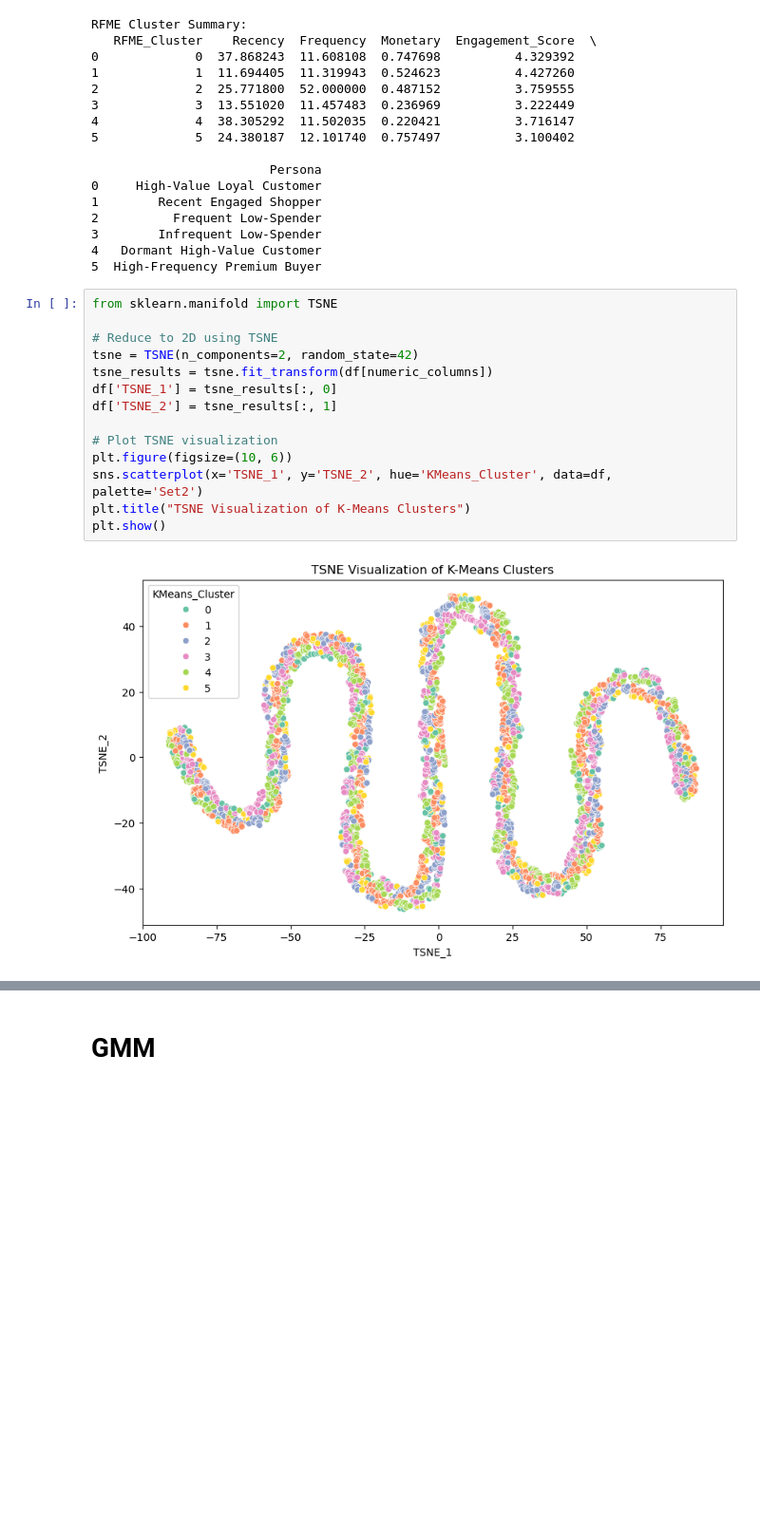
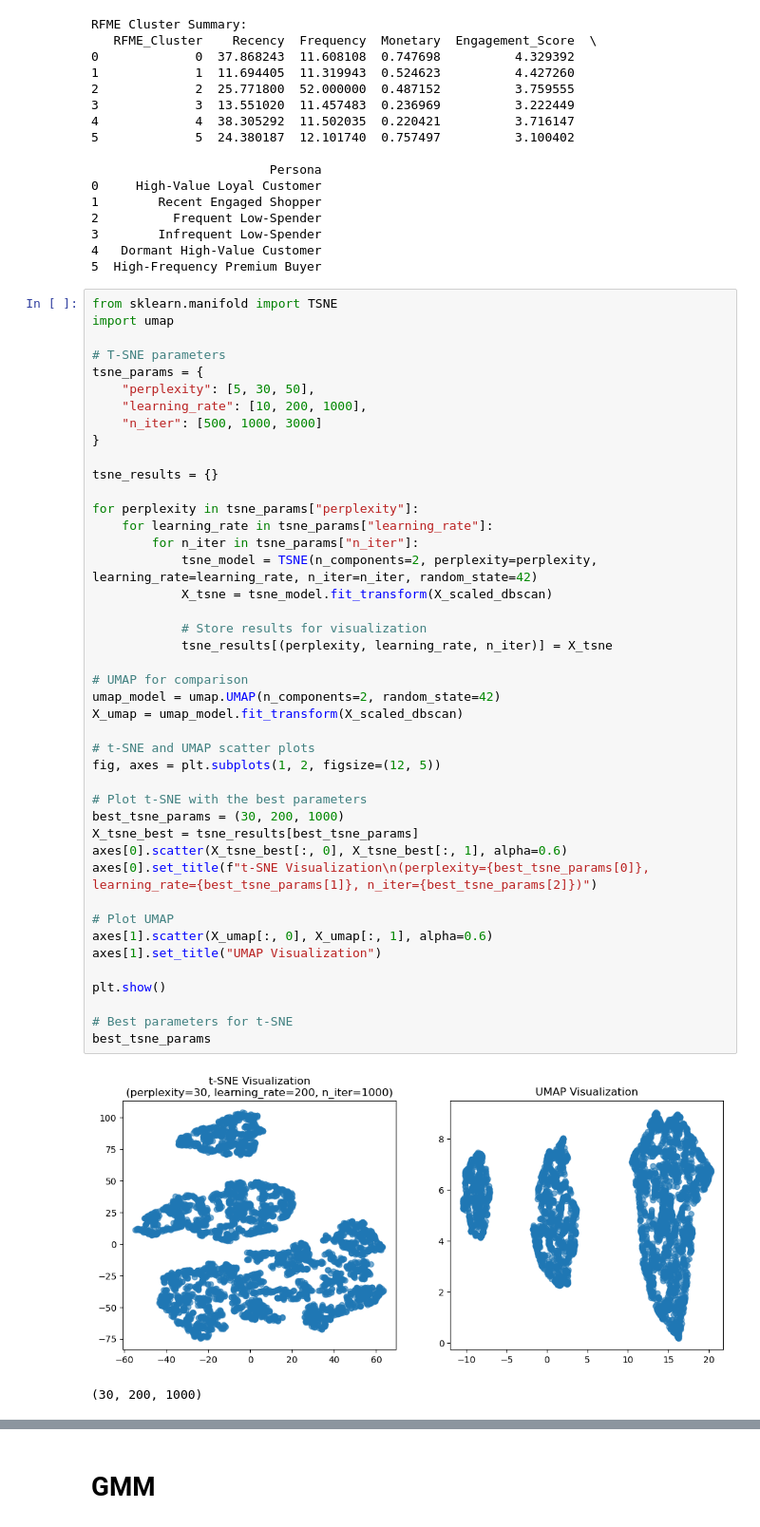
Before and after one commit to CassandraMaldonado/ML_customer_clustering, a Jupyter notebook: Clustering models.ipynb, the cells around one changed output, grey strips where cells are left out. Shown at 95% size. Drawn from its saved outputs; the diff is of its cells as text; blank space fills up the shorter version.

```diff
--- a/Clustering models.ipynb
+++ b/Clustering models.ipynb
@@ -737,19 +737,49 @@ RFME Cluster Summary:
 3        Infrequent Low-Spender
 4   Dormant High-Value Customer
 5  High-Frequency Premium Buyer
-# %%
-from sklearn.manifold import TSNE
-
-# Reduce to 2D using TSNE
-tsne = TSNE(n_components=2, random_state=42)
-tsne_results = tsne.fit_transform(df[numeric_columns])
-df['TSNE_1'] = tsne_results[:, 0]
-df['TSNE_2'] = tsne_results[:, 1]
-
-# Plot TSNE visualization
-plt.figure(figsize=(10, 6))
-sns.scatterplot(x='TSNE_1', y='TSNE_2', hue='KMeans_Cluster', data=df, palette='Set2')
-plt.title("TSNE Visualization of K-Means Clusters")
-plt.show()
-# %% [output]
-[figure, removed]
+# %%
+from sklearn.manifold import TSNE
+import umap
+
+# T-SNE parameters
+tsne_params = {
+    "perplexity": [5, 30, 50],
+    "learning_rate": [10, 200, 1000],
+    "n_iter": [500, 1000, 3000]
+}
+
+tsne_results = {}
+
+for perplexity in tsne_params["perplexity"]:
+    for learning_rate in tsne_params["learning_rate"]:
+        for n_iter in tsne_params["n_iter"]:
+            tsne_model = TSNE(n_components=2, perplexity=perplexity, learning_rate=learning_rate, n_iter=n_iter, random_state=42)
+            X_tsne = tsne_model.fit_transform(X_scaled_dbscan)
+
+            # Store results for visualization
+            tsne_results[(perplexity, learning_rate, n_iter)] = X_tsne
+
+# UMAP for comparison
+umap_model = umap.UMAP(n_components=2, random_state=42)
+X_umap = umap_model.fit_transform(X_scaled_dbscan)
+
+# t-SNE and UMAP scatter plots
+fig, axes = plt.subplots(1, 2, figsize=(12, 5))
+
+# Plot t-SNE with the best parameters
+best_tsne_params = (30, 200, 1000)
+X_tsne_best = tsne_results[best_tsne_params]
+axes[0].scatter(X_tsne_best[:, 0], X_tsne_best[:, 1], alpha=0.6)
+axes[0].set_title(f"t-SNE Visualization\n(perplexity={best_tsne_params[0]}, learning_rate={best_tsne_params[1]}, n_iter={best_tsne_params[2]})")
+
+# Plot UMAP
+axes[1].scatter(X_umap[:, 0], X_umap[:, 1], alpha=0.6)
+axes[1].set_title("UMAP Visualization")
+
+plt.show()
+
+# Best parameters for t-SNE
+best_tsne_params
+# %% [output]
+[figure, added]
+(30, 200, 1000)
```
Also changed, not shown: parts of 2 cells of this notebook.
